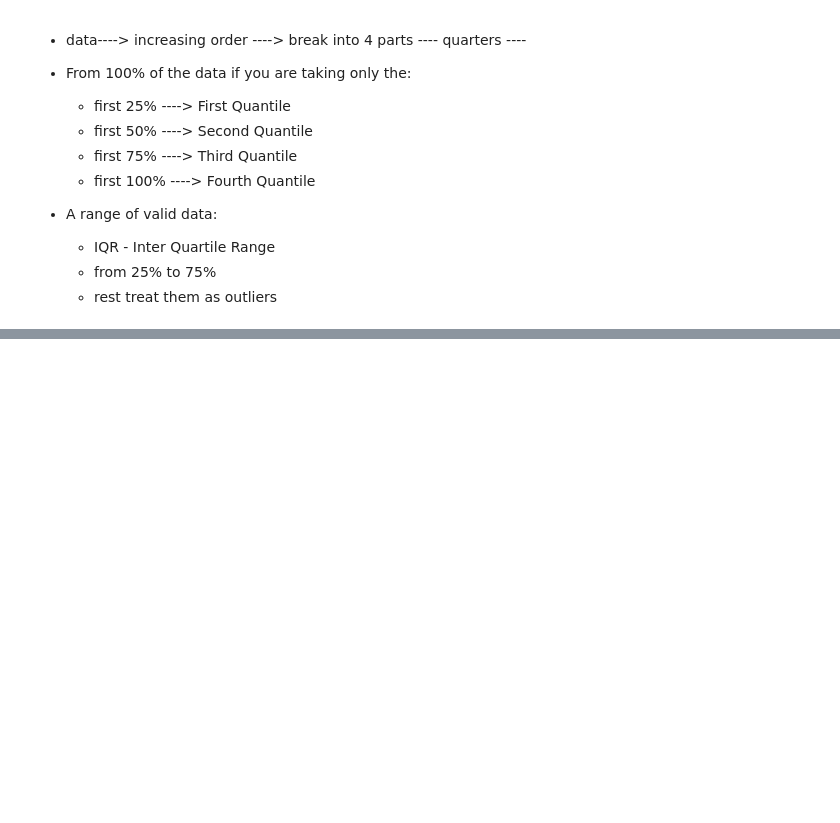
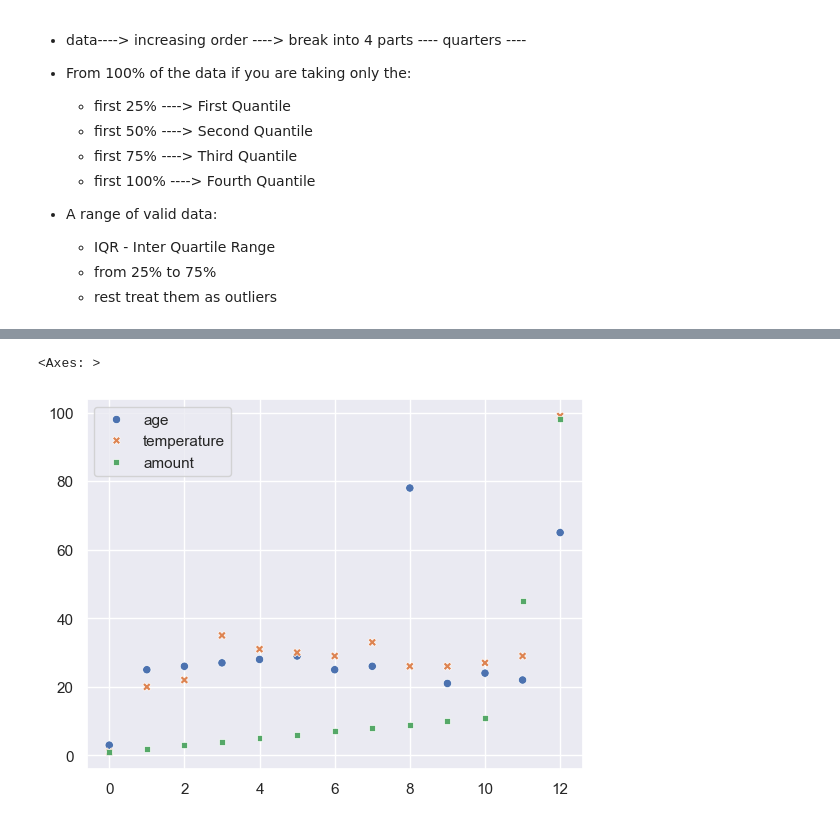
Before and after one commit to najm-s/AIML-nexperts3, a Jupyter notebook: Day 12 - Data Cleaning/in class 3 - Handlin Outliers .ipynb, the cells around one changed output, grey strips where cells are left out. Saved outputs shown, nothing was run; the diff lists cells and outputs as text; code cells hidden in the pictures; blank space fills up the shorter version.

```diff
--- a/Day 12 - Data Cleaning/in class 3 - Handlin Outliers .ipynb
+++ b/Day 12 - Data Cleaning/in class 3 - Handlin Outliers .ipynb
@@ -173,0 +240,7 @@ Name: temperature, dtype: int64
+# %%
+# scatter plot
+# anything away from normal data
+sns.scatterplot(df)
+# %% [output]
+<Axes: >
+[figure, added]
```
Also changed, not shown: parts of 22 cells of this notebook, 5 other files.
